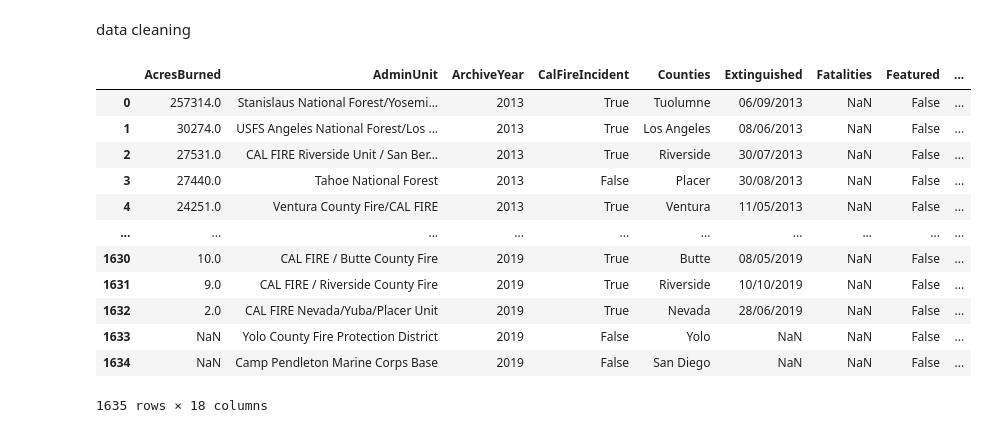
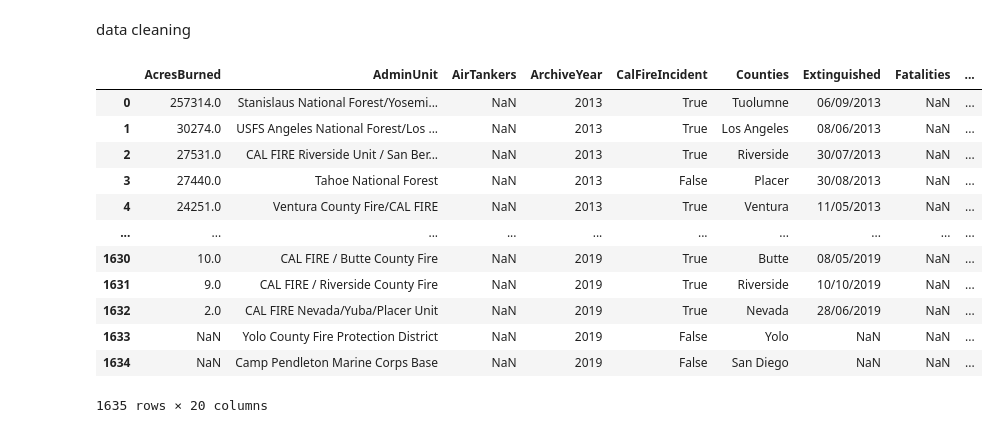
Before and after one commit to JERWIN0/BAT404_FIREMAN, a Jupyter notebook: Analysis_of_Wildfires_Occurrence_Worldwide.ipynb, the cells around one changed output. Saved outputs shown, nothing was run; the diff lists cells and outputs as text; code cells hidden in the pictures.

```diff
--- a/Analysis_of_Wildfires_Occurrence_Worldwide.ipynb
+++ b/Analysis_of_Wildfires_Occurrence_Worldwide.ipynb
@@ -50,40 +50,40 @@ data cleaning
 # %%
 ds.drop(['ConditionStatement'], axis =1, inplace = True)
 ds.drop(['ControlStatement'], axis =1, inplace = True)
 ds.drop(['StructuresEvacuated'], axis =1, inplace = True)
 ds.drop(['StructuresThreatened'], axis =1, inplace = True)
 ds.drop(['UniqueId'], axis =1, inplace = True)
 ds.drop(['Updated'], axis =1, inplace = True)
 ds.drop(['Active'], axis =1, inplace = True)
-ds.drop(['AirTankers'], axis =1, inplace = True)
+
 ds.drop(['CanonicalUrl'], axis =1, inplace = True)
 ds.drop(['SearchDescription'], axis =1, inplace = True)
 ds.drop(['SearchKeywords'], axis =1, inplace = True)
 ds.drop(['Name'], axis =1, inplace = True)
 ds.drop(['CountyIds'], axis =1, inplace = True)
 ds.drop(['Status'], axis =1, inplace = True)
 ds.drop(['Location'], axis =1, inplace = True)
 ds.drop(['Latitude'], axis =1, inplace = True)
 ds.drop(['Engines'], axis =1, inplace = True)
 ds.drop(['Dozers'], axis =1, inplace = True)
 ds.drop(['CrewsInvolved'], axis =1, inplace = True)
 ds.drop(['Longitude'], axis =1, inplace = True)
-ds.drop(['Helicopters'], axis =1, inplace = True)
+
 ds.drop(['Public'], axis =1, inplace = True)
 
 
 ds.head (1635)
 # %% [output]
-|  | AcresBurned | AdminUnit | ArchiveYear | CalFireIncident | Counties | Extinguished | Fatalities | Featured | ... |
-| 0 | 257314.0 | Stanislaus National Forest/Yosemi... | 2013 | True | Tuolumne | 06/09/2013 | NaN | False | ... |
-| 1 | 30274.0 | USFS Angeles National Forest/Los ... | 2013 | True | Los Angeles | 08/06/2013 | NaN | False | ... |
-| 2 | 27531.0 | CAL FIRE Riverside Unit / San Ber... | 2013 | True | Riverside | 30/07/2013 | NaN | False | ... |
-| 3 | 27440.0 | Tahoe National Forest | 2013 | False | Placer | 30/08/2013 | NaN | False | ... |
-| 4 | 24251.0 | Ventura County Fire/CAL FIRE | 2013 | True | Ventura | 11/05/2013 | NaN | False | ... |
+|  | AcresBurned | AdminUnit | AirTankers | ArchiveYear | CalFireIncident | Counties | Extinguished | Fatalities | ... |
+| 0 | 257314.0 | Stanislaus National Forest/Yosemi... | NaN | 2013 | True | Tuolumne | 06/09/2013 | NaN | ... |
+| 1 | 30274.0 | USFS Angeles National Forest/Los ... | NaN | 2013 | True | Los Angeles | 08/06/2013 | NaN | ... |
+| 2 | 27531.0 | CAL FIRE Riverside Unit / San Ber... | NaN | 2013 | True | Riverside | 30/07/2013 | NaN | ... |
+| 3 | 27440.0 | Tahoe National Forest | NaN | 2013 | False | Placer | 30/08/2013 | NaN | ... |
+| 4 | 24251.0 | Ventura County Fire/CAL FIRE | NaN | 2013 | True | Ventura | 11/05/2013 | NaN | ... |
 | ... | ... | ... | ... | ... | ... | ... | ... | ... | ... |
-| 1630 | 10.0 | CAL FIRE / Butte County Fire | 2019 | True | Butte | 08/05/2019 | NaN | False | ... |
-| 1631 | 9.0 | CAL FIRE / Riverside County Fire | 2019 | True | Riverside | 10/10/2019 | NaN | False | ... |
-| 1632 | 2.0 | CAL FIRE Nevada/Yuba/Placer Unit | 2019 | True | Nevada | 28/06/2019 | NaN | False | ... |
-| 1633 | NaN | Yolo County Fire Protection District | 2019 | False | Yolo | NaN | NaN | False | ... |
-| 1634 | NaN | Camp Pendleton Marine Corps Base | 2019 | False | San Diego | NaN | NaN | False | ... |
+| 1630 | 10.0 | CAL FIRE / Butte County Fire | NaN | 2019 | True | Butte | 08/05/2019 | NaN | ... |
+| 1631 | 9.0 | CAL FIRE / Riverside County Fire | NaN | 2019 | True | Riverside | 10/10/2019 | NaN | ... |
+| 1632 | 2.0 | CAL FIRE Nevada/Yuba/Placer Unit | NaN | 2019 | True | Nevada | 28/06/2019 | NaN | ... |
+| 1633 | NaN | Yolo County Fire Protection District | NaN | 2019 | False | Yolo | NaN | NaN | ... |
+| 1634 | NaN | Camp Pendleton Marine Corps Base | NaN | 2019 | False | San Diego | NaN | NaN | ... |
-1635 rows × 18 columns
+1635 rows × 20 columns
```
Also changed, not shown: parts of 10 cells of this notebook.
